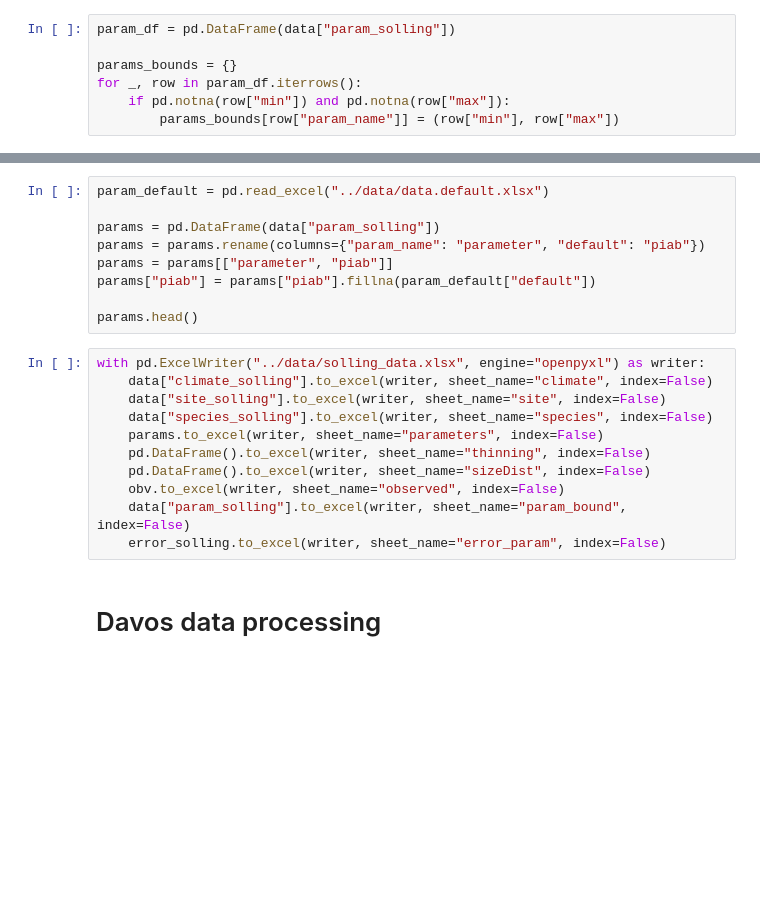
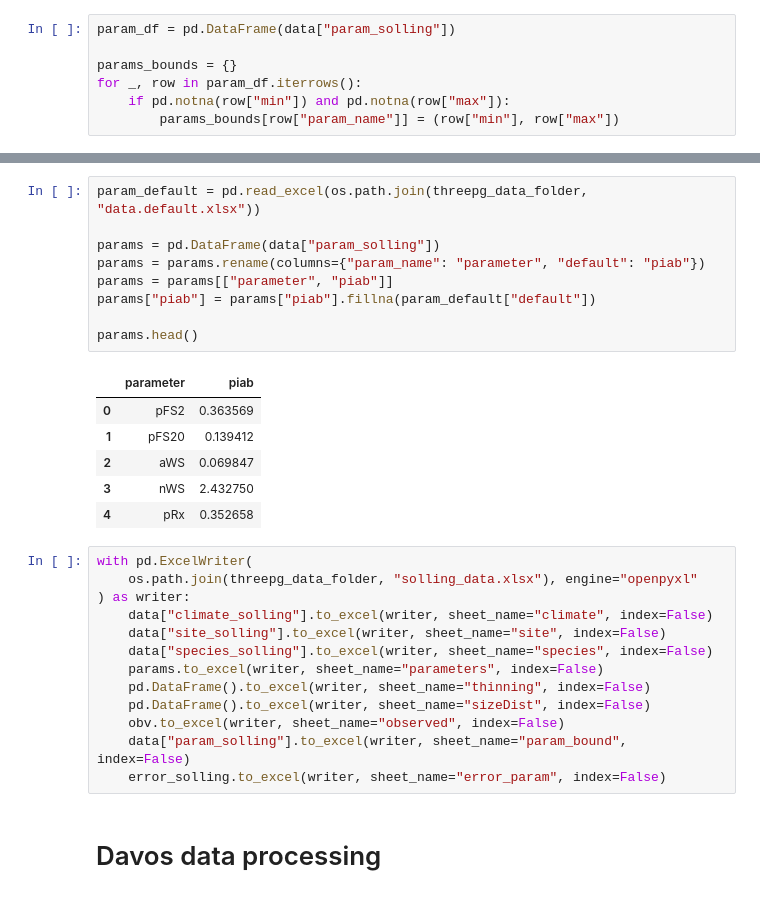
Before and after one commit to simlab-vs/TrunX, a Jupyter notebook: notebooks/prepare_solling_data.ipynb, the cells around one changed output, grey strips where cells are left out. Cells and saved outputs as stored; diff of their text form; blank space fills up the shorter version.

```diff
--- a/notebooks/prepare_solling_data.ipynb
+++ b/notebooks/prepare_solling_data.ipynb
@@ -59,14 +71,23 @@ error_solling
 # %%
-param_default = pd.read_excel("../data/data.default.xlsx")
+param_default = pd.read_excel(os.path.join(threepg_data_folder, "data.default.xlsx"))
 
 params = pd.DataFrame(data["param_solling"])
 params = params.rename(columns={"param_name": "parameter", "default": "piab"})
 params = params[["parameter", "piab"]]
 params["piab"] = params["piab"].fillna(param_default["default"])
 
 params.head()
+# %% [output]
+|  | parameter | piab |
+| 0 | pFS2 | 0.363569 |
+| 1 | pFS20 | 0.139412 |
+| 2 | aWS | 0.069847 |
+| 3 | nWS | 2.432750 |
+| 4 | pRx | 0.352658 |
 # %%
-with pd.ExcelWriter("../data/solling_data.xlsx", engine="openpyxl") as writer:
+with pd.ExcelWriter(
+    os.path.join(threepg_data_folder, "solling_data.xlsx"), engine="openpyxl"
+) as writer:
     data["climate_solling"].to_excel(writer, sheet_name="climate", index=False)
     data["site_solling"].to_excel(writer, sheet_name="site", index=False)
     data["species_solling"].to_excel(writer, sheet_name="species", index=False)
```
Also changed, not shown: parts of 7 cells of this notebook, 13 other files.
